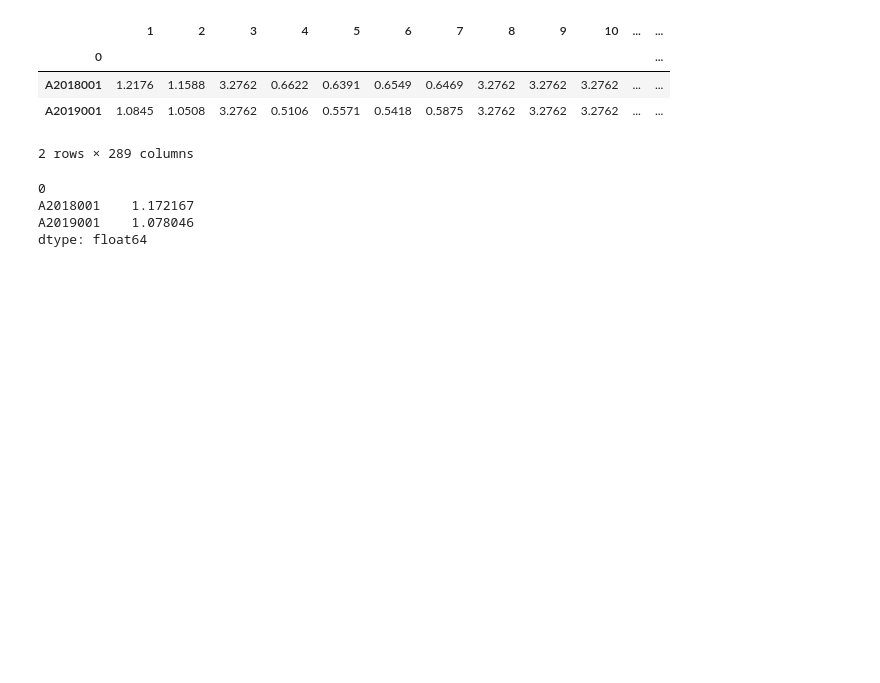
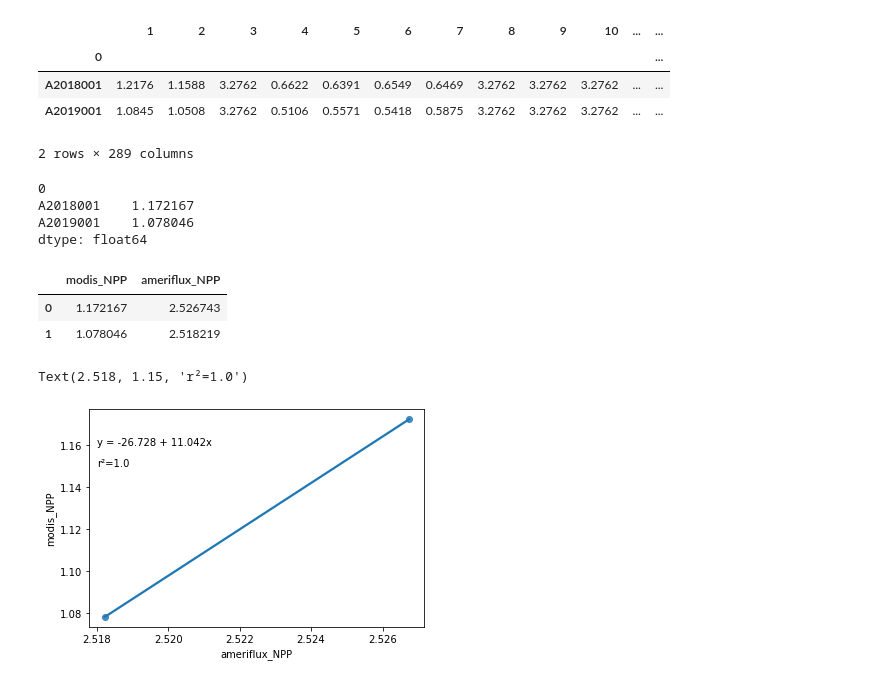
Before and after one commit to JeanArthurCostaDias/ameriflux-modis, a Jupyter notebook: Ameriflux+modis/Untitled.ipynb, the cells around one changed output. Saved outputs shown, nothing was run; the diff lists cells and outputs as text; code cells hidden in the pictures; blank space fills up the shorter version.

```diff
--- a/Ameriflux+modis/Untitled.ipynb
+++ b/Ameriflux+modis/Untitled.ipynb
@@ -55,9 +63,45 @@ modis_data.apply(lambda x:x/10000) # Conversão para kgC/m²/year como está dis
 | A2019001 | 1.0845 | 1.0508 | 3.2762 | 0.5106 | 0.5571 | 0.5418 | 0.5875 | 3.2762 | 3.2762 | 3.2762 | ... | ... |
 2 rows × 289 columns
 # %%
-modis_data.apply(lambda x:x/10000).mean(axis=1) # Média de NPP nesses anos
+modis_npp_mean = modis_data.apply(lambda x:x/10000).mean(axis=1) # Média de NPP nesses anos
+modis_npp_mean
 # %% [output]
 0
 A2018001    1.172167
 A2019001    1.078046
 dtype: float64
+# %%
+modis_npp_mean_values = modis_npp_mean.values # valores do npp do modis
+ameriflux_npp_values = npp.values #valores do npp do ameriflux
+
+npp_dataframe = {
+    'modis_NPP':modis_npp_mean_values,
+    'ameriflux_NPP':ameriflux_npp_values
+}
+
+npp_dataframe = pd.DataFrame(npp_dataframe) # dataframe com os valores do npp
+npp_dataframe
+# %% [output]
+|  | modis_NPP | ameriflux_NPP |
+| 0 | 1.172167 | 2.526743 |
+| 1 | 1.078046 | 2.518219 |
+# %%
+import seaborn as sns
+import matplotlib.pyplot as plt
+import scipy
+
+#gráfico com linha de regressão
+p = sns.regplot(x='ameriflux_NPP',y='modis_NPP',data=npp_dataframe,ci=None)
+
+#calculando declive, intercepto, valor r, valor p e erro padrão do declive estimado do plot acima
+slope, intercept, r, p, sterr = scipy.stats.linregress(x=p.get_lines()[0].get_xdata(),
+                                                       y=p.get_lines()[0].get_ydata())
+
+#adicionando equação da regressão no plot
+plt.text(2.518, 1.16, 'y = ' + str(round(intercept,3)) + ' + ' + str(round(slope,3)) + 'x')
+
+#adicionar r² no plot
+plt.text(2.518, 1.15, f'r²={r**2}')
+# %% [output]
+Text(2.518, 1.15, 'r²=1.0')
+[figure, added]
```
Also changed, not shown: parts of 2 cells of this notebook.
